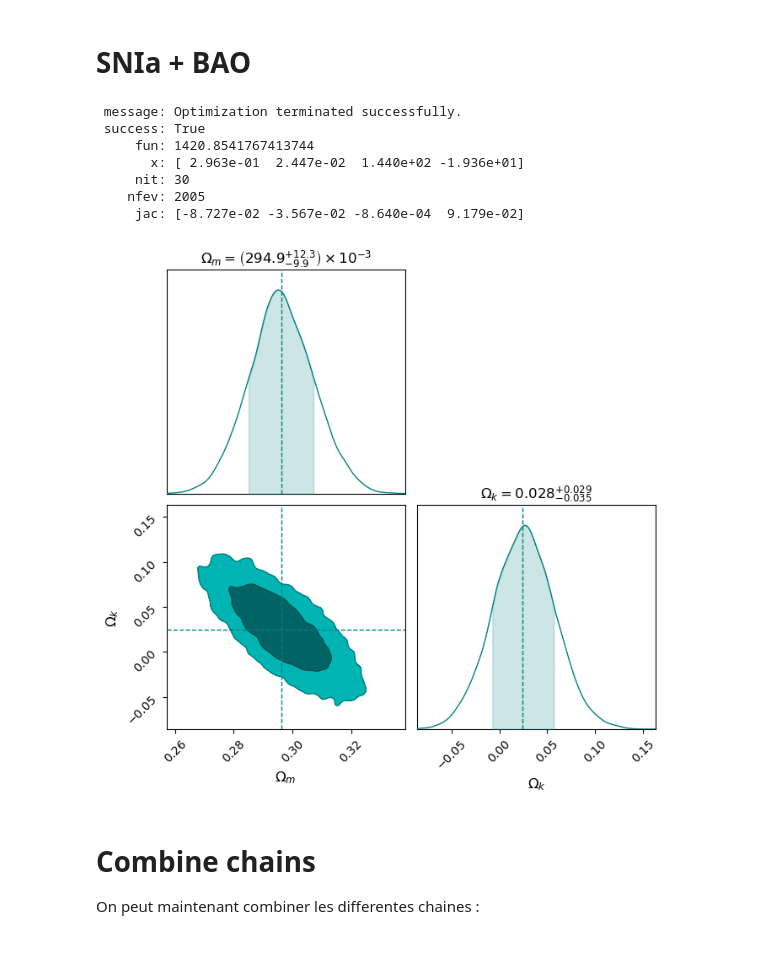
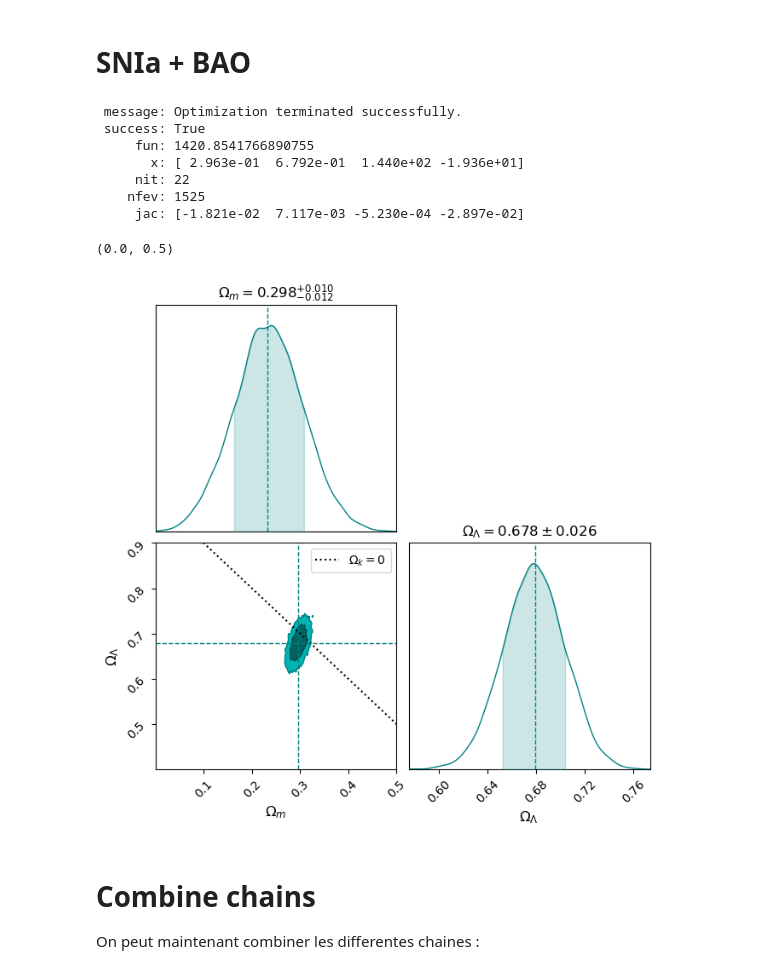
Before and after one commit to blhuillier/Olympiades, a Jupyter notebook: Data/run_MCMC.ipynb, the cells around one changed output. Cells and saved outputs as stored; diff of their text form; code cells hidden in the pictures.

```diff
--- a/Data/run_MCMC.ipynb
+++ b/Data/run_MCMC.ipynb
@@ -305,7 +317,7 @@ if do_SN:
 # BAO Seulement
 # %%
 # find best fit
-bounds = ((.1,1),(-.2,.5),(100,200))
+bounds = ((.1,1),(0,1),(100,200))
 res_bao = differential_evolution(
     get_chi2,
     bounds=bounds,
@@ -334,7 +346,7 @@ if do_BAO:
 
         dic_bounds = {
             'Om0': (.1,1),
-            'Ok0': (-.1,5),
+            'Ode0': (0,1),
             'rd': (100,200),
             'MB': (-25,-15)
         }
@@ -344,7 +356,7 @@ if do_BAO:
 if do_BAO:
 
     # Define parameter names (match order in theta)
-    params_bao = [r"$\Omega_m$", r"$\Omega_k$", r"$r_d$"] #  r"$r_d$",
+    params_bao = [r"$\Omega_m$", r"$\Omega_\Lambda$", r"$r_d$"] #  r"$r_d$",
 
     chain_bao = Chain.from_emcee(sampler_bao, params_bao[:2], "BAO", discard=200, thin=2, color=col_bao)
     c = ChainConsumer().add_chain(chain_bao)
@@ -355,5 +367,12 @@ if do_BAO:
         color=col_bao
     )
     c.add_truth(truth_bao)
-    fig=c.plotter.plot()
+
+  # After creating the plot:
+fig = c.plotter.plot()
+ax = fig.get_axes()[2]
+ax.plot([0, 1], [1, 0], ls=':', color='k', label=r'$\Omega_k=0$',zorder=10)
+ax.legend()
+ax.set_ylim(0.4,.9)
+ax.set_xlim(0,.5)
 # %% [output]
@@ -363,7 +383,7 @@ if do_BAO:
 # %%
 if do_all:
     # find best fit
-    bounds = ((.1,1),(-.2,.5),(100,200),(-25,-15))
+    bounds = ((.1,1),(0,1),(100,200),(-25,-15))
     res_all = differential_evolution(
         get_chi2,
         bounds=bounds,
@@ -375,11 +395,11 @@ if do_all:
 # %% [output]
  message: Optimization terminated successfully.
  success: True
-     fun: 1420.8541767413744
-       x: [ 2.963e-01  2.447e-02  1.440e+02 -1.936e+01]
-     nit: 30
-    nfev: 2005
-     jac: [-8.727e-02 -3.567e-02 -8.640e-04  9.179e-02]
+     fun: 1420.8541766890755
+       x: [ 2.963e-01  6.792e-01  1.440e+02 -1.936e+01]
+     nit: 22
+    nfev: 1525
+     jac: [-1.821e-02  7.117e-03 -5.230e-04 -2.897e-02]
 # %%
 if do_all:
     if do_MCMC:
@@ -395,21 +415,30 @@ if do_all:
 # %%
 if do_all:
 
     # Define parameter names (match order in theta)
-    params_all = [r"$\Omega_m$", r"$\Omega_k$", r"$r_d$",r"$M_B$"]
+    params_all = [r"$\Omega_m$", r"$\Omega_\Lambda$", r"$r_d$",r"$M_B$"]
 
     chain_all = Chain.from_emcee(sampler_all, params_bao[:2], "BAO+SNIa", discard=200, thin=2,color=col_all)
     c = ChainConsumer().add_chain(chain_all)
     truth_all = Truth(
         location = {param: val for param,val in zip(params_all,res_all.x)},
         color=col_all
     )
     c.add_truth(truth_all)
     # c.add
-    fig=c.plotter.plot(filename="baosn.png")
-    # fig.savefig(,dpi=300)
+    # fig=c.plotter.plot(filename="baosn.png")
+  # After creating the plot:
+
+  # After creating the plot:
+fig = c.plotter.plot()
+ax = fig.get_axes()[2]
+ax.plot([0, 1], [1, 0], ls=':', color='k', label=r'$\Omega_k=0$',zorder=10)
+ax.legend()
+ax.set_ylim(0.4,.9)
+ax.set_xlim(0,.5)
 # %% [output]
+(0.0, 0.5)
-[figure, old version]
+[figure, new version]
 # %% [markdown]
 # Combine chains
 
```
Also changed, not shown: parts of 7 cells of this notebook, 1 other file.
